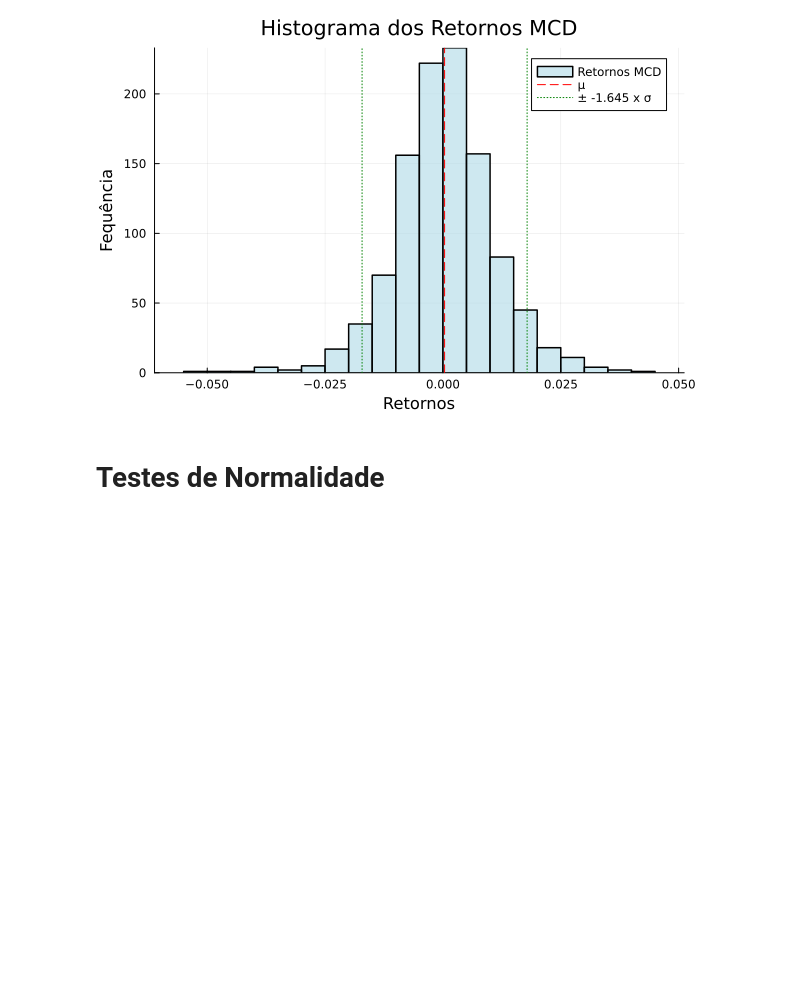
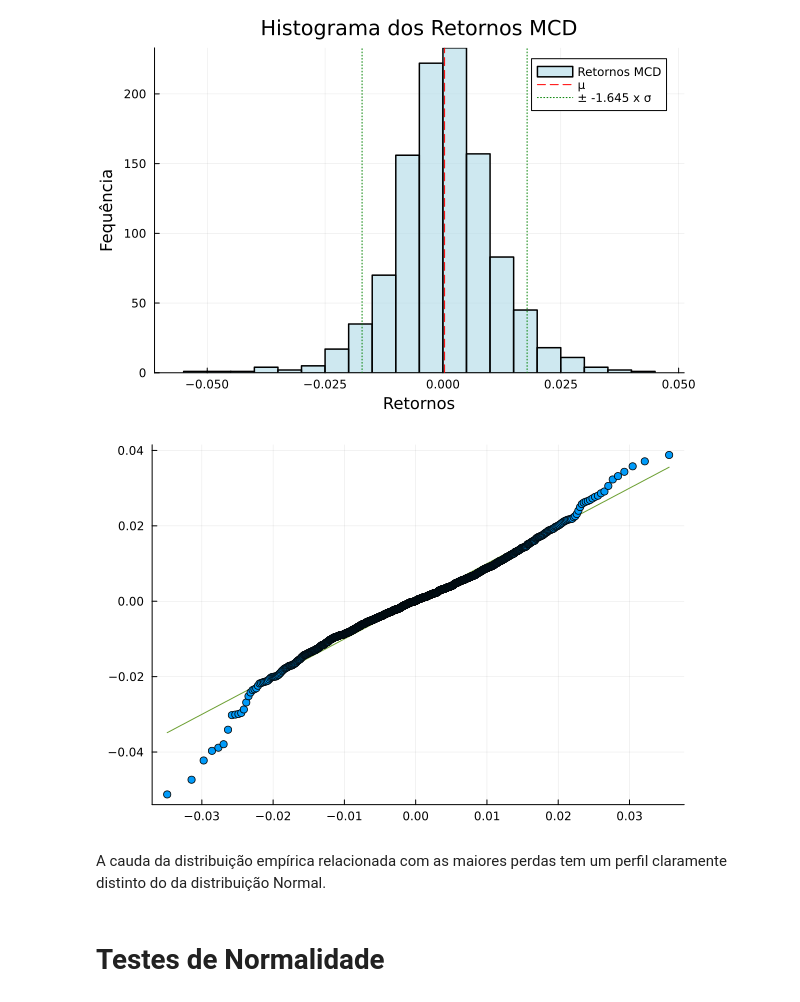
Before and after one commit to ASaragga/GRF, a Jupyter notebook: Distribuição_Retornos.ipynb, the cells around one changed output. Saved outputs shown, nothing was run; the diff lists cells and outputs as text; code cells hidden in the pictures; blank space fills up the shorter version.

```diff
--- a/Distribuição_Retornos.ipynb
+++ b/Distribuição_Retornos.ipynb
@@ -114,6 +118,13 @@ vline!([mu + z * sigma, mu - z * sigma],
 display(plot!(fig3))
 # %% [output]
 [figure]
+# %%
+Gráfico Quantil-Quantil
+qqplot(Normal(mu,sigma),returns)
+# %% [output]
+[figure, added]
+# %% [markdown]
+A cauda da distribuição empírica relacionada com as maiores perdas tem um perfil claramente distinto do da distribuição Normal.
 # %% [markdown]
 # Testes de Normalidade
 # %% [markdown]
```
Also changed, not shown: parts of 6 cells of this notebook.
